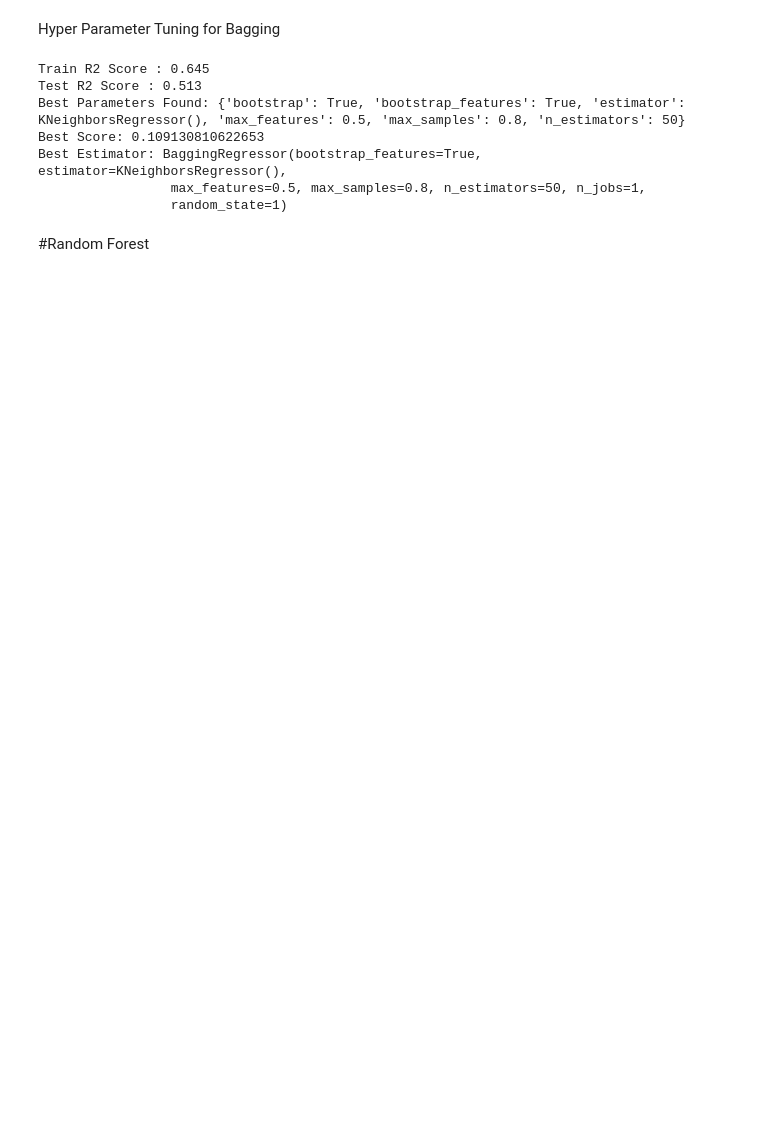
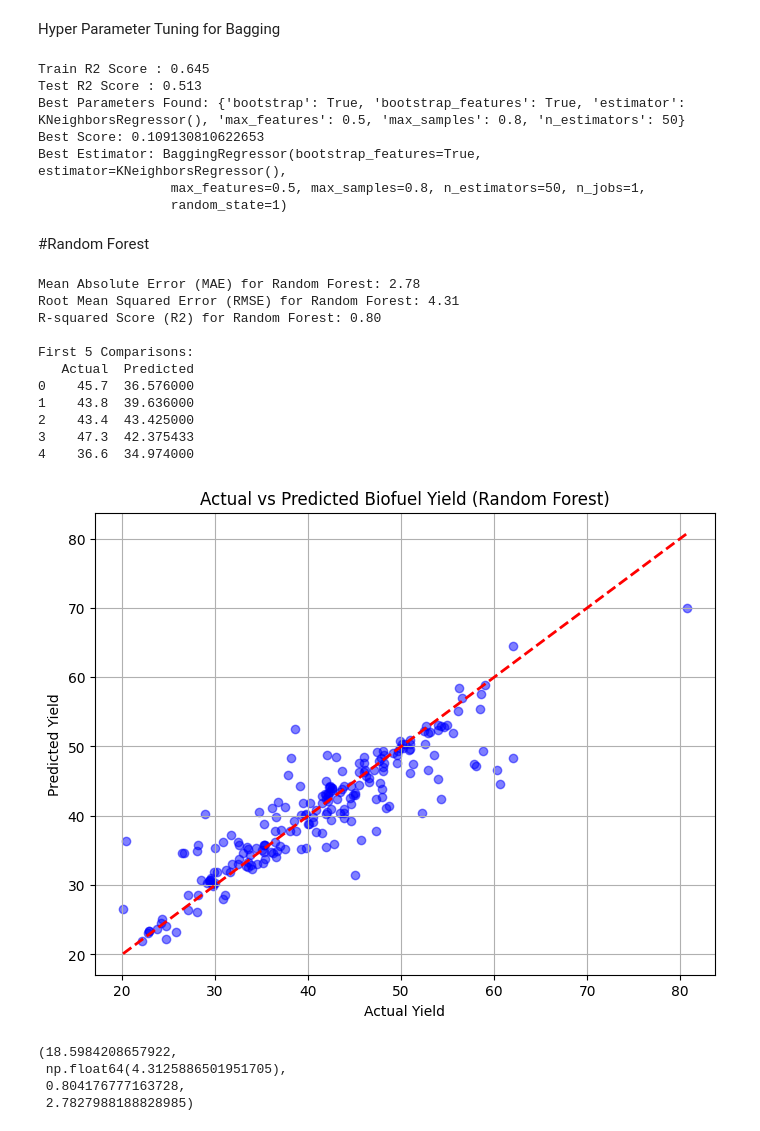
Before and after one commit to 17m301/BioFuel_YieldPrediction, a Jupyter notebook: Model.ipynb, the cells around one changed output. Saved outputs shown, nothing was run; the diff lists cells and outputs as text; code cells hidden in the pictures; blank space fills up the shorter version.

```diff
--- a/Model.ipynb
+++ b/Model.ipynb
@@ -645,7 +664,7 @@ First 5 Comparisons:
 Hyper Parameter Tuning for Bagging
 # %%
 params={
-    'estimator': [None, LinearRegression(), KNeighborsRegressor()],
+    'estimator': [DecisionTreeRegressor(), KNeighborsRegressor()],
     'n_estimators': [20,50,100],
     'max_samples': [0.5, 0.8, 1.0],
     'max_features': [0.5, 0.8, 1.0],
@@ -673,3 +692,25 @@ Best Estimator: BaggingRegressor(bootstrap_features=True, estimator=KNeighborsRe
 # %%
 #Bagging - col level sampling, Rf node level sampling
 from sklearn.ensemble import RandomForestRegressor
+ran_reg=RandomForestRegressor(random_state=1)
+ran_reg.fit(x_train_capped,y_train)
+y_pred_ran=ran_reg.predict(x_test_capped)
+
+plotresult(y_pred_ran,'Random Forest')
+# %% [output]
+Mean Absolute Error (MAE) for Random Forest: 2.78
+Root Mean Squared Error (RMSE) for Random Forest: 4.31
+R-squared Score (R2) for Random Forest: 0.80
+
+First 5 Comparisons:
+   Actual  Predicted
+0    45.7  36.576000
+1    43.8  39.636000
+2    43.4  43.425000
+3    47.3  42.375433
+4    36.6  34.974000
+[figure, added]
+(18.5984208657922,
+ np.float64(4.3125886501951705),
+ 0.804176777163728,
+ 2.7827988188828985)
```
Also changed, not shown: parts of 15 cells of this notebook.
